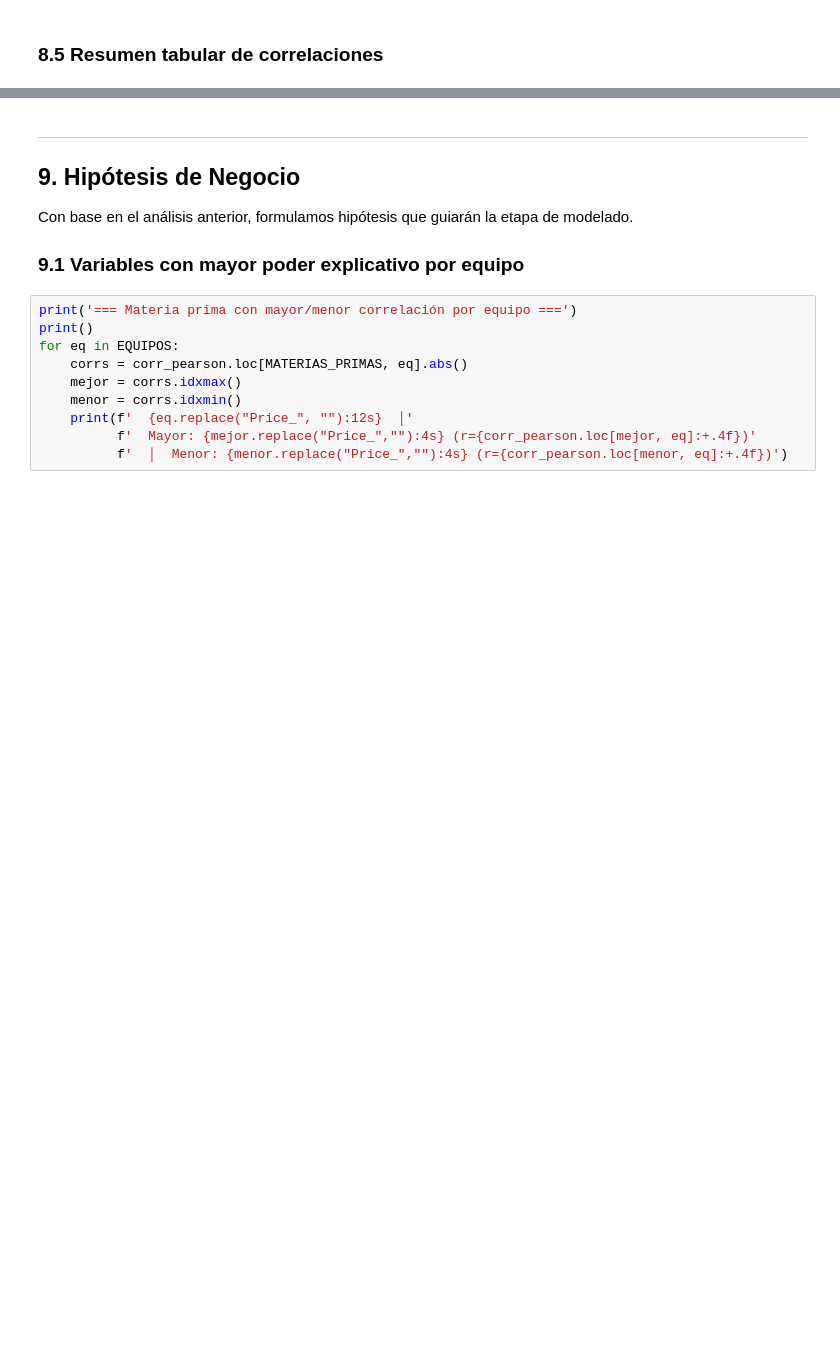
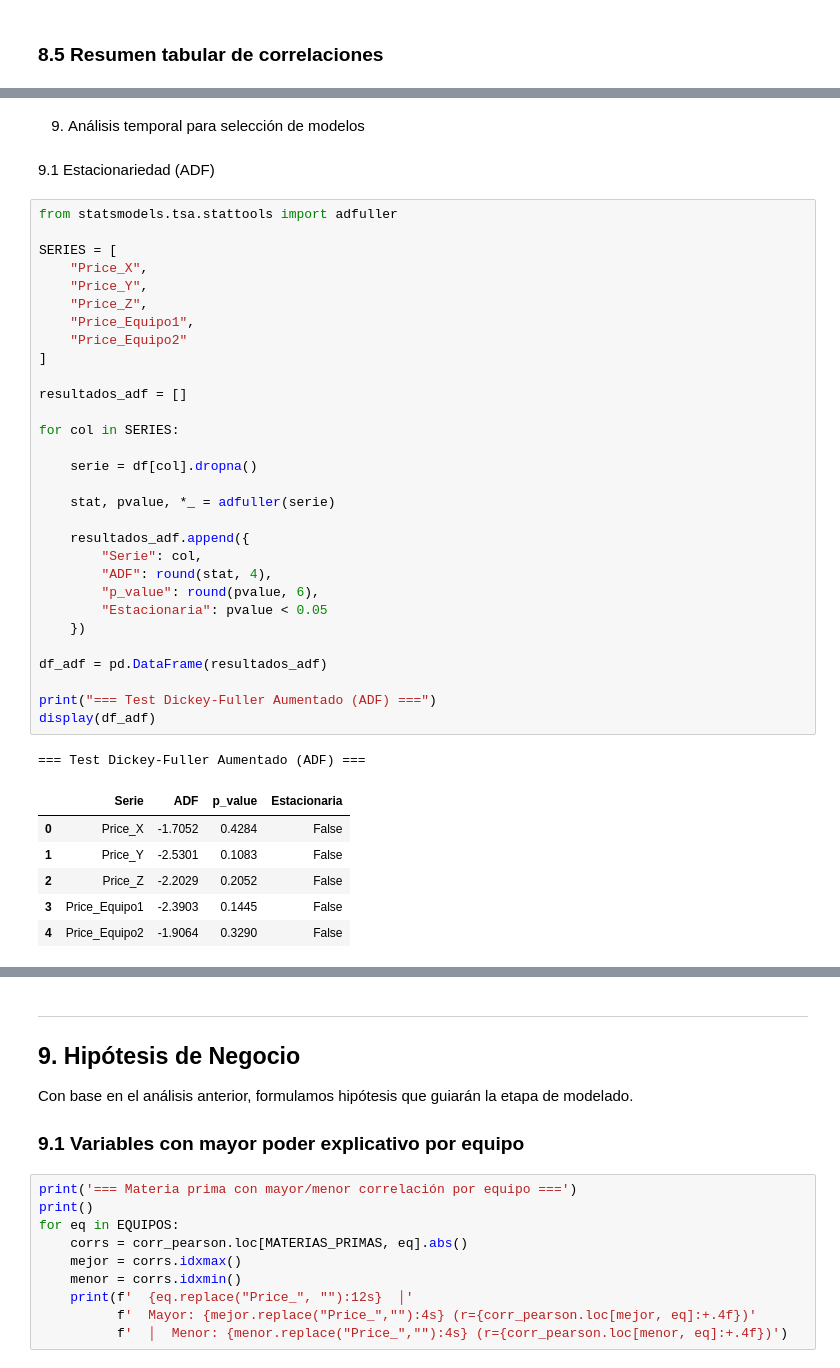
Before and after one commit to mariajose-erazo/dataknow-costos-operativos, a Jupyter notebook: notebooks/01_exploracion_datos.ipynb, the cells around one changed output, grey strips where cells are left out. Drawn from its saved outputs; the diff is of its cells as text; blank space fills up the shorter version.

```diff
--- a/notebooks/01_exploracion_datos.ipynb
+++ b/notebooks/01_exploracion_datos.ipynb
@@ -714,3 +723,45 @@ display(resumen_corr)
 | 3 | Z | Equipo1 | 0.8440 | 0.8663 | Alta |
 | 4 | X | Equipo2 | 0.5303 | 0.6037 | Moderada |
 | 5 | X | Equipo1 | 0.5234 | 0.6241 | Moderada |
+# %% [markdown]
+9. Análisis temporal para selección de modelos
+# %% [markdown]
+9.1 Estacionariedad (ADF)
+# %%
+from statsmodels.tsa.stattools import adfuller
+
+SERIES = [
+    "Price_X",
+    "Price_Y",
+    "Price_Z",
+    "Price_Equipo1",
+    "Price_Equipo2"
+]
+
+resultados_adf = []
+
+for col in SERIES:
+
+    serie = df[col].dropna()
+
+    stat, pvalue, *_ = adfuller(serie)
+
+    resultados_adf.append({
+        "Serie": col,
+        "ADF": round(stat, 4),
+        "p_value": round(pvalue, 6),
+        "Estacionaria": pvalue < 0.05
+    })
+
+df_adf = pd.DataFrame(resultados_adf)
+
+print("=== Test Dickey-Fuller Aumentado (ADF) ===")
+display(df_adf)
+# %% [output]
+=== Test Dickey-Fuller Aumentado (ADF) ===
+|  | Serie | ADF | p_value | Estacionaria |
+| 0 | Price_X | -1.7052 | 0.4284 | False |
+| 1 | Price_Y | -2.5301 | 0.1083 | False |
+| 2 | Price_Z | -2.2029 | 0.2052 | False |
+| 3 | Price_Equipo1 | -2.3903 | 0.1445 | False |
+| 4 | Price_Equipo2 | -1.9064 | 0.3290 | False |
```
Also changed, not shown: parts of 10 cells of this notebook, 1 other file.
